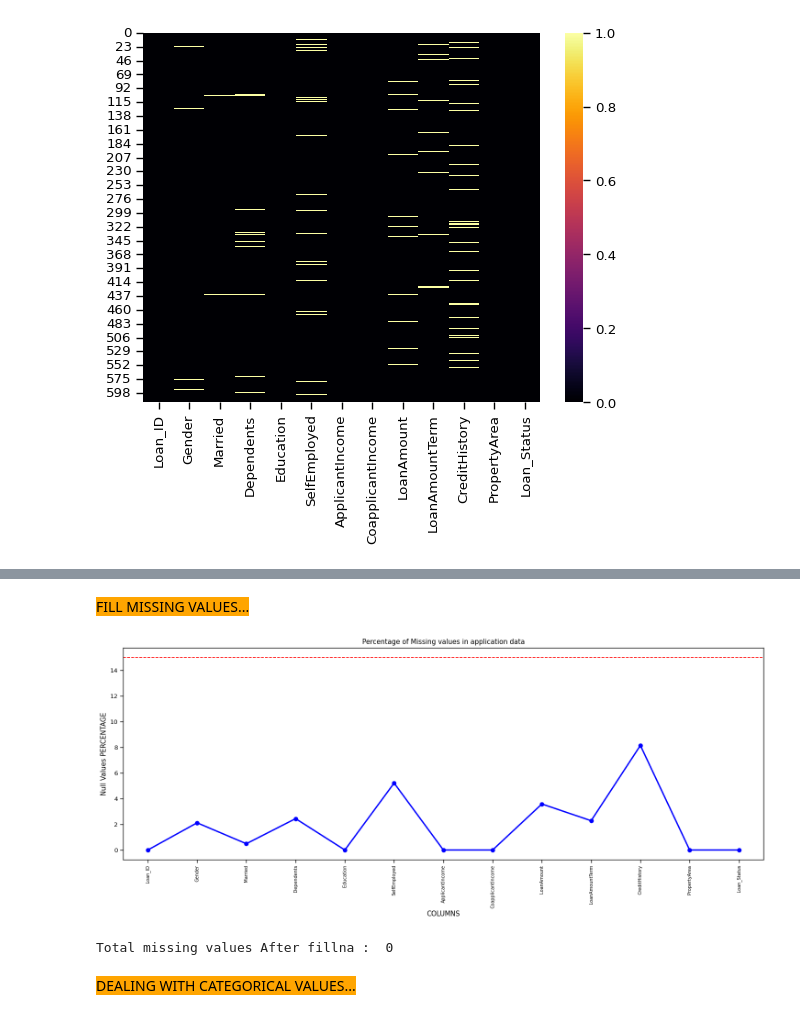
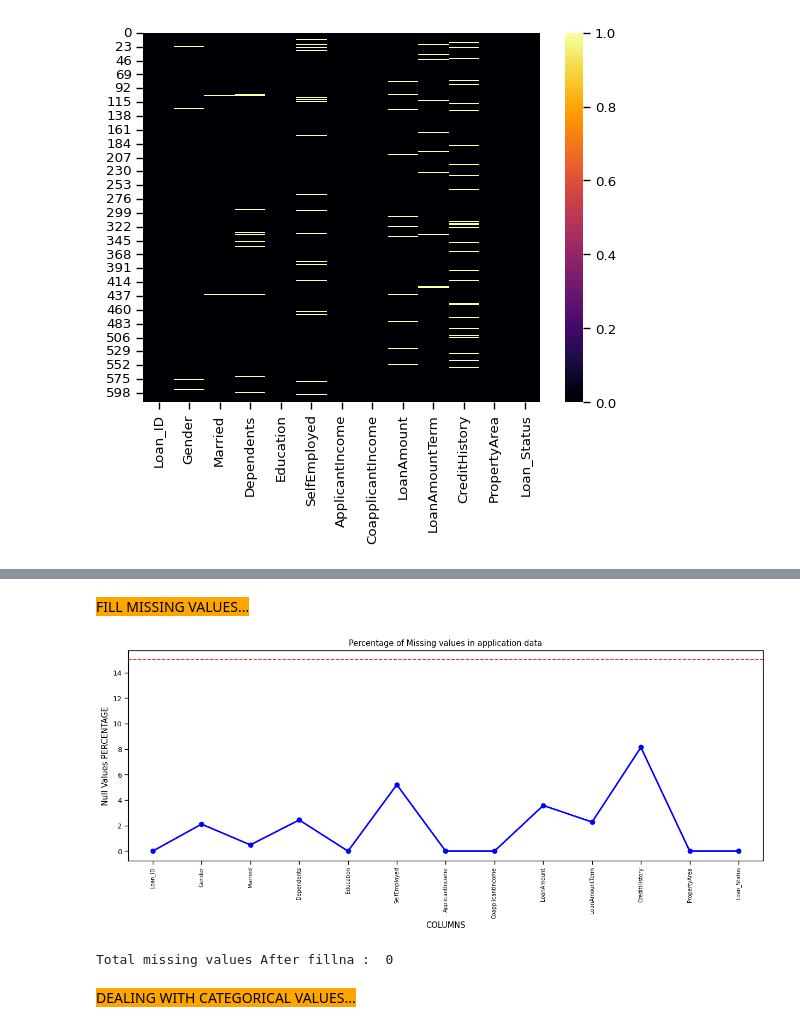
Before and after one commit to jawdatmerhy/public, a Jupyter notebook: LoanApproval.ipynb, the cells around one changed output, grey strips where cells are left out. Cells and saved outputs as stored; diff of their text form; code cells hidden in the pictures.

```diff
--- a/LoanApproval.ipynb
+++ b/LoanApproval.ipynb
@@ -322,37 +322,37 @@ display_colored_message("FILL MISSING VALUES...")
 
 null_applicationDF = pd.DataFrame((df.isnull().sum())*100/df.shape[0]).reset_index()
 null_applicationDF.columns = ['Column Name', 'Null Values Percentage']
-fig = plt.figure(figsize=(18,6))
+fig = plt.figure(figsize=(15,5))
 ax = sns.pointplot(x="Column Name",y="Null Values Percentage",data=null_applicationDF,color='blue')
 plt.xticks(rotation =90,fontsize =7)
 ax.axhline(15, ls='--',color='red')
 plt.title("Percentage of Missing values in application data")
 plt.ylabel("Null Values PERCENTAGE")
 plt.xlabel("COLUMNS")
 plt.show()
 
 #Missing Value
 # Gender column
 df['Gender'] = df['Gender'].fillna(df['Gender'].mode()[0])
 # Married column
 df['Married'] = df['Married'].fillna(df['Married'].mode()[0])
 # Dependents Column
 df['Dependents'] = df['Dependents'].fillna(df['Dependents'].mode()[0])
 # Self_Employed Column
 df['SelfEmployed'].fillna('No',inplace=True)
 # Credit_History Column
 df['CreditHistory'] = df['CreditHistory'].fillna(df['CreditHistory'].mode()[0])
 # LoanAmount Column
 df['LoanAmount'] = df['LoanAmount'].fillna(df['LoanAmount'].median())
 # Loan_Amount Column
 df['LoanAmountTerm'] = df['LoanAmountTerm'].fillna(df['LoanAmountTerm'].mode()[0])
 # PropertyArea Column
 df['PropertyArea'] = df['PropertyArea'].fillna(df['PropertyArea'].mode()[0])
 
 print('Total missing values After fillna : ', df.isnull().sum().sum())
 # %% [output]
 FILL MISSING VALUES...
-[figure, old version]
+[figure, new version]
 Total missing values After fillna :  0
 # %%
 ####################################################
```
Also changed, not shown: parts of 15 cells of this notebook.
